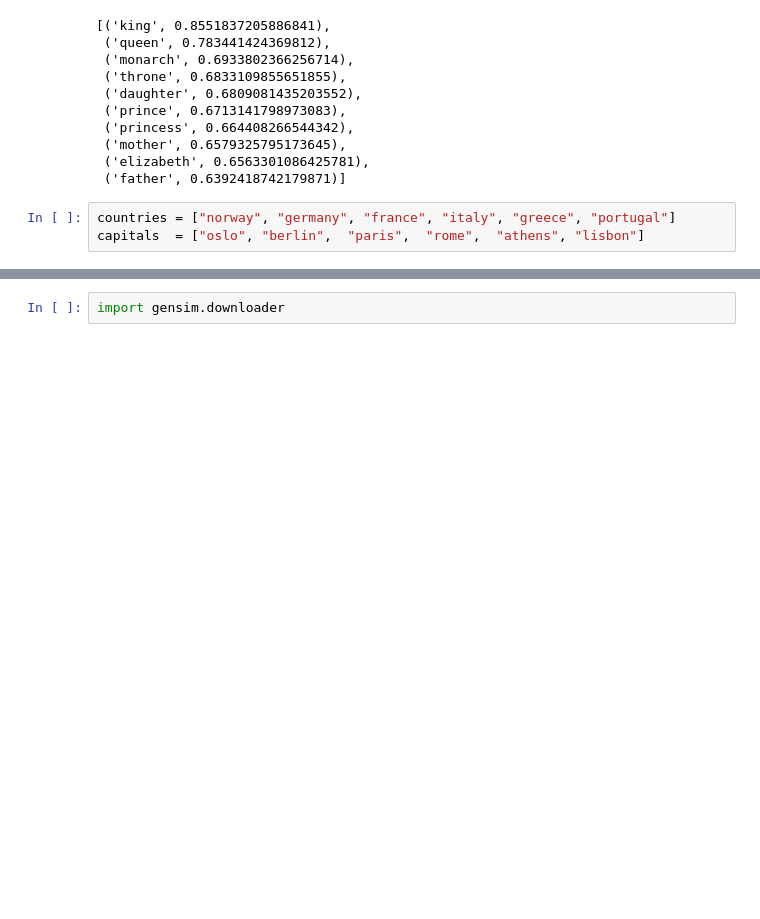
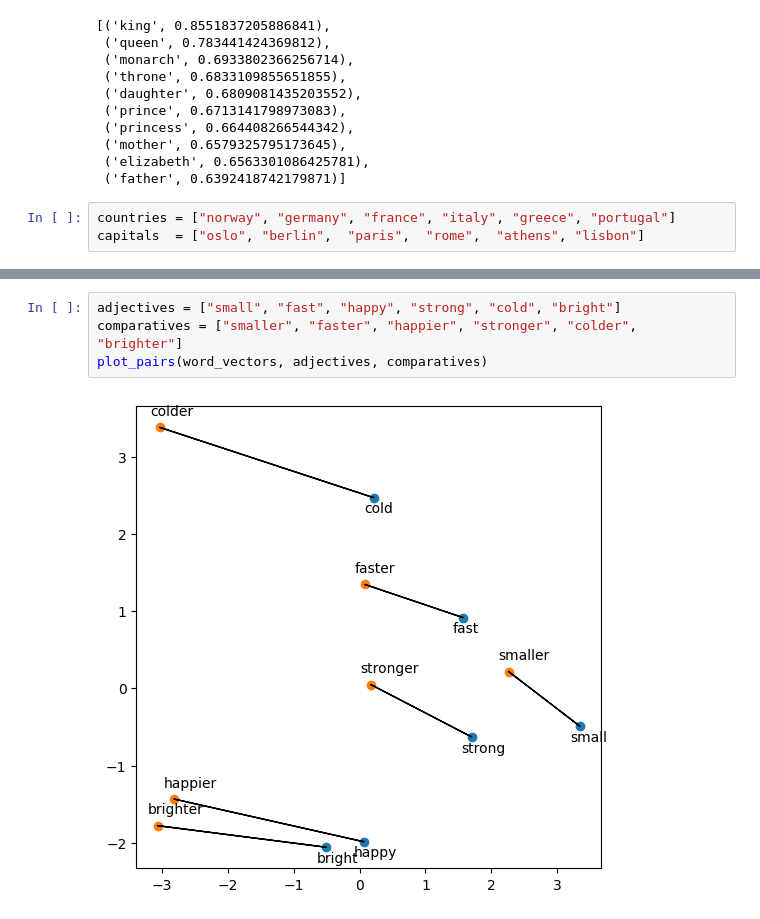
Before and after one commit to pierrepo/handson-scientific-literature-embeddings, a Jupyter notebook: content/word_embeddings.ipynb, the cells around one changed output, grey strips where cells are left out. Cells and saved outputs as stored; diff of their text form; blank space fills up the shorter version.

```diff
--- a/content/word_embeddings.ipynb
+++ b/content/word_embeddings.ipynb
@@ -154,3 +152,7 @@ plot_pairs(word_vectors, countries, capitals)
 # %%
-import gensim.downloader
+adjectives = ["small", "fast", "happy", "strong", "cold", "bright"]
+comparatives = ["smaller", "faster", "happier", "stronger", "colder", "brighter"]
+plot_pairs(word_vectors, adjectives, comparatives)
+# %% [output]
+[figure, added]
 # %%
```
Also changed, not shown: parts of 8 cells of this notebook, 1 other file.
